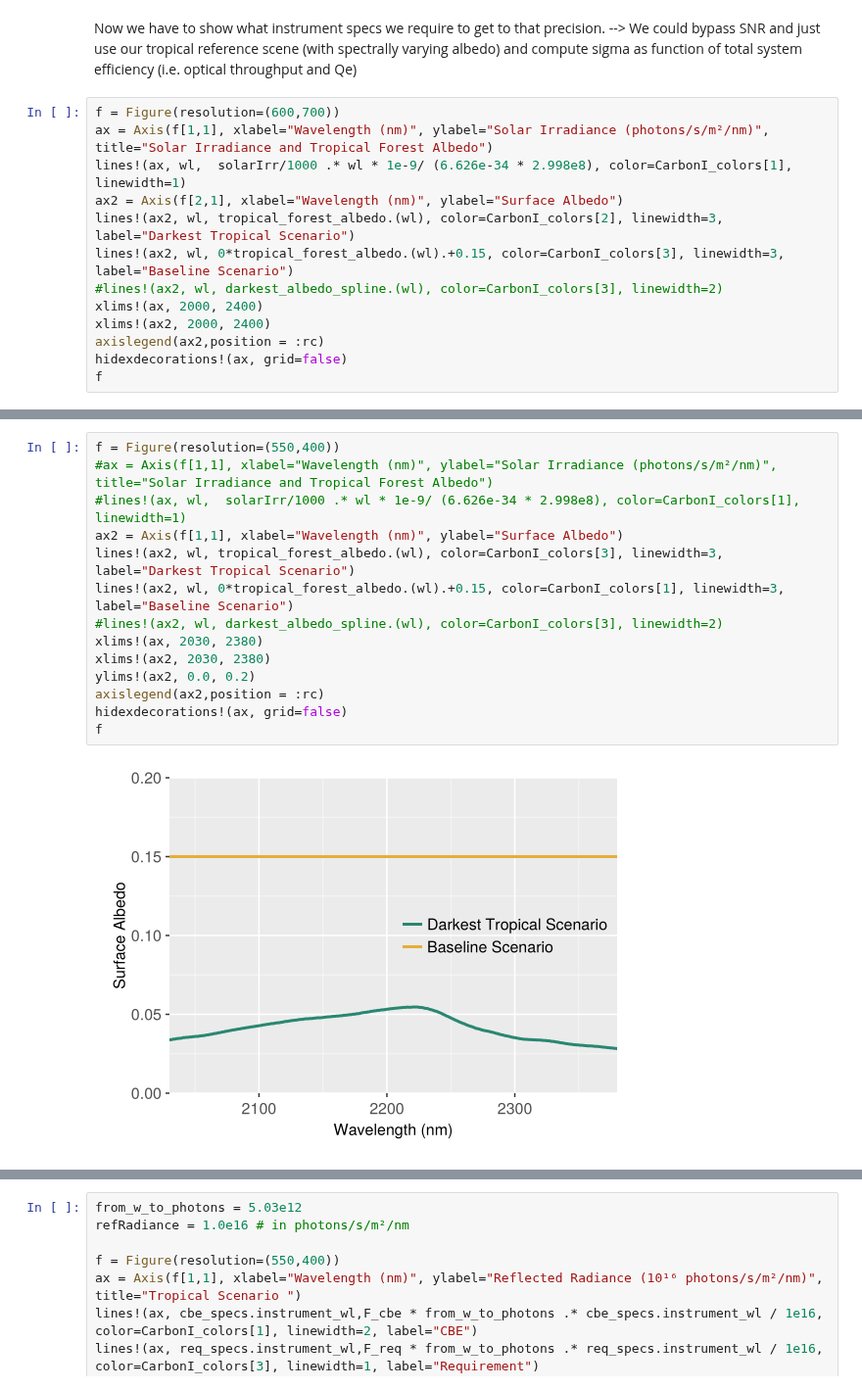
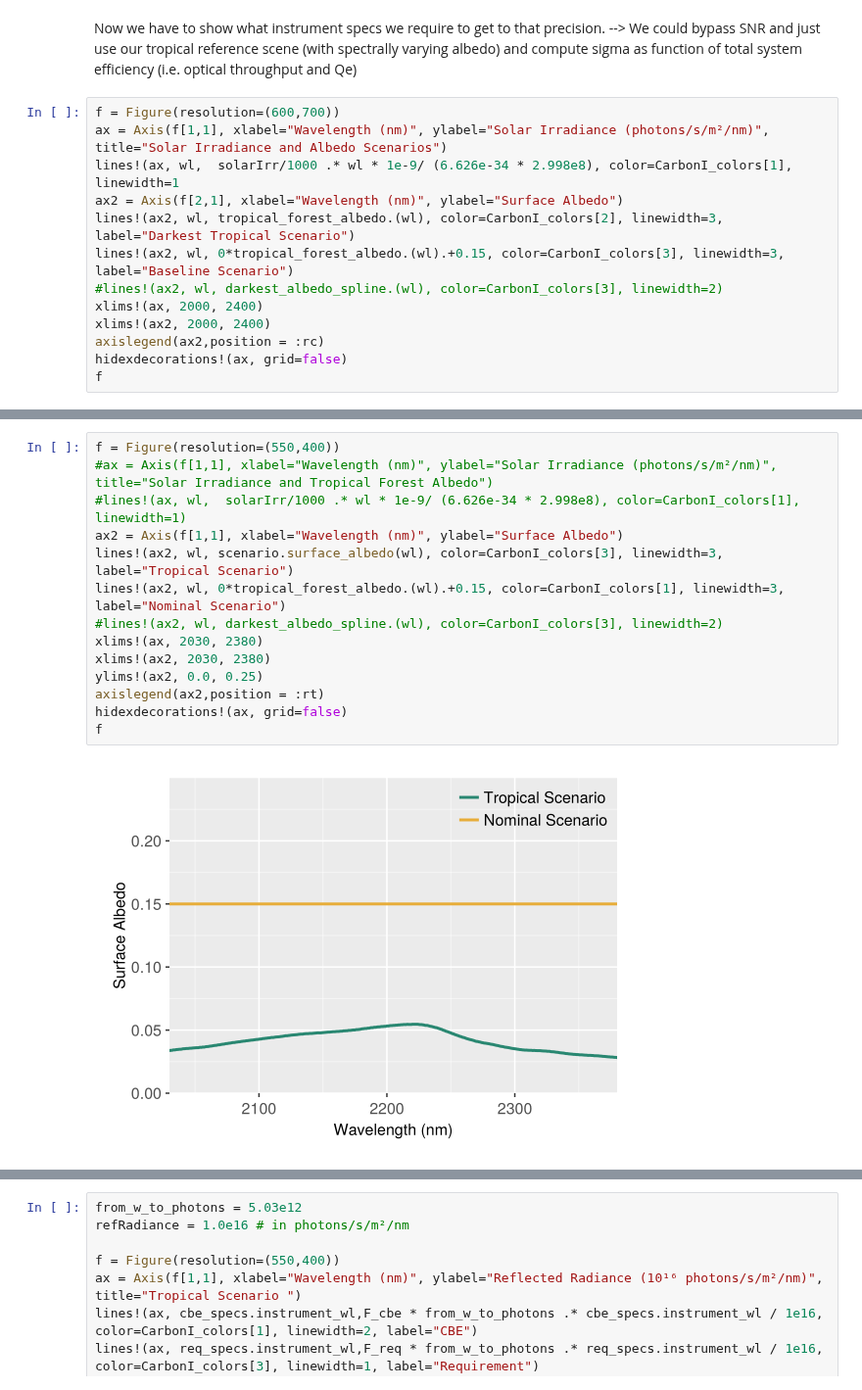
Before and after one commit to Carbon-I/CarbonI, a Jupyter notebook: src/notebooks/Level1-Req-3.ipynb, the cells around one changed output, grey strips where cells are left out. Shown at 98% size. Saved outputs shown, nothing was run; the diff lists cells and outputs as text.

```diff
--- a/src/notebooks/Level1-Req-3.ipynb
+++ b/src/notebooks/Level1-Req-3.ipynb
@@ -232,8 +232,8 @@ Now we have to show what instrument specs we require to get to that precision.
 --> We could bypass SNR and just use our tropical reference scene (with spectrally varying albedo) and compute sigma as function of total system efficiency (i.e. optical throughput and Qe)
 # %%
 f = Figure(resolution=(600,700))
-ax = Axis(f[1,1], xlabel="Wavelength (nm)", ylabel="Solar Irradiance (photons/s/m²/nm)",  title="Solar Irradiance and Tropical Forest Albedo")
-lines!(ax, wl,  solarIrr/1000 .* wl * 1e-9/ (6.626e-34 * 2.998e8), color=CarbonI_colors[1], linewidth=1)
+ax = Axis(f[1,1], xlabel="Wavelength (nm)", ylabel="Solar Irradiance (photons/s/m²/nm)",  title="Solar Irradiance and Albedo Scenarios")
+lines!(ax, wl,  solarIrr/1000 .* wl * 1e-9/ (6.626e-34 * 2.998e8), color=CarbonI_colors[1], linewidth=1
 ax2 = Axis(f[2,1], xlabel="Wavelength (nm)", ylabel="Surface Albedo")
 lines!(ax2, wl, tropical_forest_albedo.(wl), color=CarbonI_colors[2], linewidth=3, label="Darkest Tropical Scenario")
 lines!(ax2, wl, 0*tropical_forest_albedo.(wl).+0.15, color=CarbonI_colors[3], linewidth=3, label="Baseline Scenario")
@@ -248,19 +251,19 @@ f
 # %%
 f = Figure(resolution=(550,400))
 #ax = Axis(f[1,1], xlabel="Wavelength (nm)", ylabel="Solar Irradiance (photons/s/m²/nm)",  title="Solar Irradiance and Tropical Forest Albedo")
 #lines!(ax, wl,  solarIrr/1000 .* wl * 1e-9/ (6.626e-34 * 2.998e8), color=CarbonI_colors[1], linewidth=1)
 ax2 = Axis(f[1,1], xlabel="Wavelength (nm)", ylabel="Surface Albedo")
-lines!(ax2, wl, tropical_forest_albedo.(wl), color=CarbonI_colors[3], linewidth=3, label="Darkest Tropical Scenario")
-lines!(ax2, wl, 0*tropical_forest_albedo.(wl).+0.15, color=CarbonI_colors[1], linewidth=3, label="Baseline Scenario")
+lines!(ax2, wl, scenario.surface_albedo(wl), color=CarbonI_colors[3], linewidth=3, label="Tropical Scenario")
+lines!(ax2, wl, 0*tropical_forest_albedo.(wl).+0.15, color=CarbonI_colors[1], linewidth=3, label="Nominal Scenario")
 #lines!(ax2, wl, darkest_albedo_spline.(wl), color=CarbonI_colors[3], linewidth=2)
 xlims!(ax, 2030, 2380)
 xlims!(ax2, 2030, 2380)
-ylims!(ax2, 0.0, 0.2)
-axislegend(ax2,position = :rc)
+ylims!(ax2, 0.0, 0.25)
+axislegend(ax2,position = :rt)
 hidexdecorations!(ax, grid=false)
 f
 # %% [output]
-[figure, old version]
+[figure, new version]
 # %%
 # Load stressing scenario (tropical forest)
 scenario = CarbonI.stressing_scenario()
```
Also changed, not shown: parts of 8 cells of this notebook, 24 other files.
